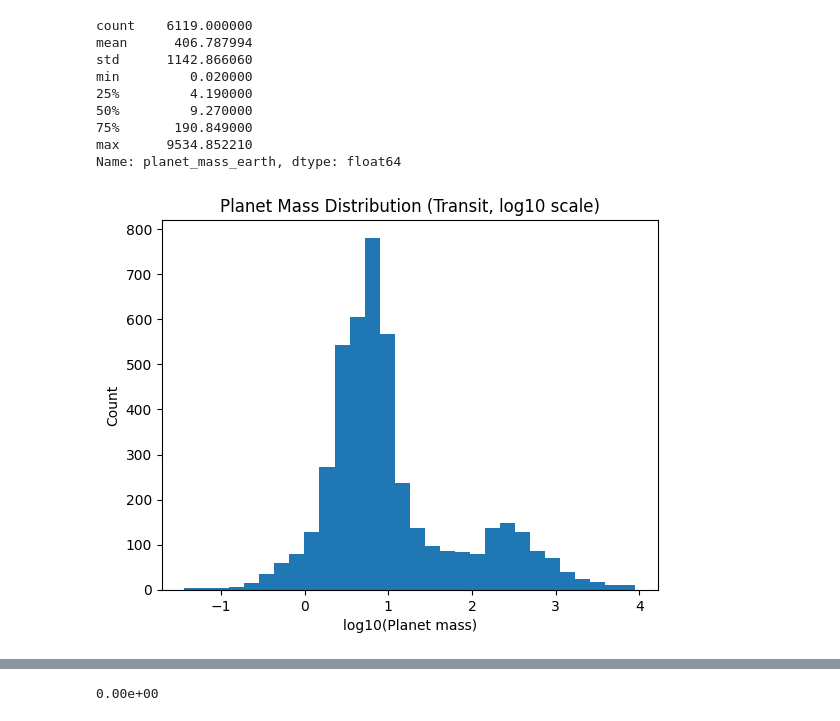
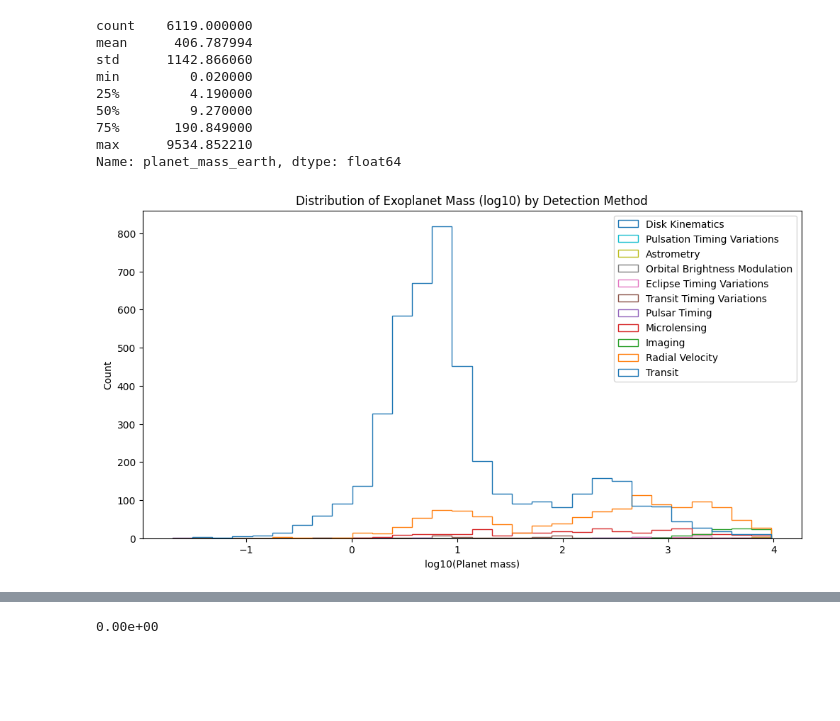
Before and after one commit to plamensve/DS_2026_FP, a Jupyter notebook: notebooks/02_detection_method_vs_planet_properties.ipynb, the cells around one changed output, grey strips where cells are left out. Drawn from its saved outputs; the diff is of its cells as text; code cells hidden in the pictures; blank space fills up the shorter version.

```diff
--- a/notebooks/02_detection_method_vs_planet_properties.ipynb
+++ b/notebooks/02_detection_method_vs_planet_properties.ipynb
@@ -309,30 +340,29 @@ list_data = [dm_transit_planet_mass_earth, dm_rv_planet_mass_earth, dm_microlens
 # %%
-def show_distribution(dataset):
-    """
-    :param dataset: filtered dataset. There is only one discovery method in every dataset
-    which comes into the function
-    :return: None. The function plot a histogram
-    """
-    plt.hist(np.log10(dataset['planet_mass_earth']), bins=20, edgecolor='white')
-    mean_value_planet_mass = np.log10(dataset['planet_mass_earth']).mean()
+def show_group_hist(groups):
+    plt.figure(figsize=(12, 6))
+    plt.hist(groups.values(), bins=30, histtype='step', label=groups.keys())
 
-    plt.title(f"Log10 Distribution of Planet Mass (Earth Units) Method: {dataset.values[0][0]}")
-
-    plt.axvline(mean_value_planet_mass, color='r', label='Mean value')
-    plt.xlabel('log10(Planet mass [Earth])')
+    plt.title('Distribution of Exoplanet Mass (log10) by Detection Method')
+    plt.xlabel('log10(Planet mass)')
     plt.ylabel('Count')
     plt.legend()
     plt.show()
 # %%
-# If we increase the number of bins (e.g., 20, 30, or 40),
-# the values on the y-axis decrease because the data is distributed across more intervals.
-plt.hist(np.log10(dm_transit_planet_mass_earth['planet_mass_earth']), bins=30)
-plt.title('Planet Mass Distribution (Transit, log10 scale)')
-plt.xlabel('log10(Planet mass)')
-plt.ylabel('Count')
-plt.show()
+# The histogram shows the distribution of exoplanet masses (log10 scale)
+# detected using the Transit method.
+
+# We observe that most planets are concentrated in a specific range of masses,
+# while very large or very small planets are less frequent.
+
+# The log10 transformation makes the distribution more balanced,
+# allowing us to better visualize patterns that would otherwise be hidden
+# due to extreme values.
+
+# The red vertical line represents the mean value of the distribution,
+# giving an indication of the typical planet mass detected by this method.
+show_group_hist(groups)
 # %% [output]
-[figure, old version]
+[figure, new version]
 # %%
 def show_group_hist(*datasets):
     labels = ["Transit", "RV", "Microlensing", "Imaging", "TTV",
```
Also changed, not shown: parts of 20 cells of this notebook, 4 other files.
